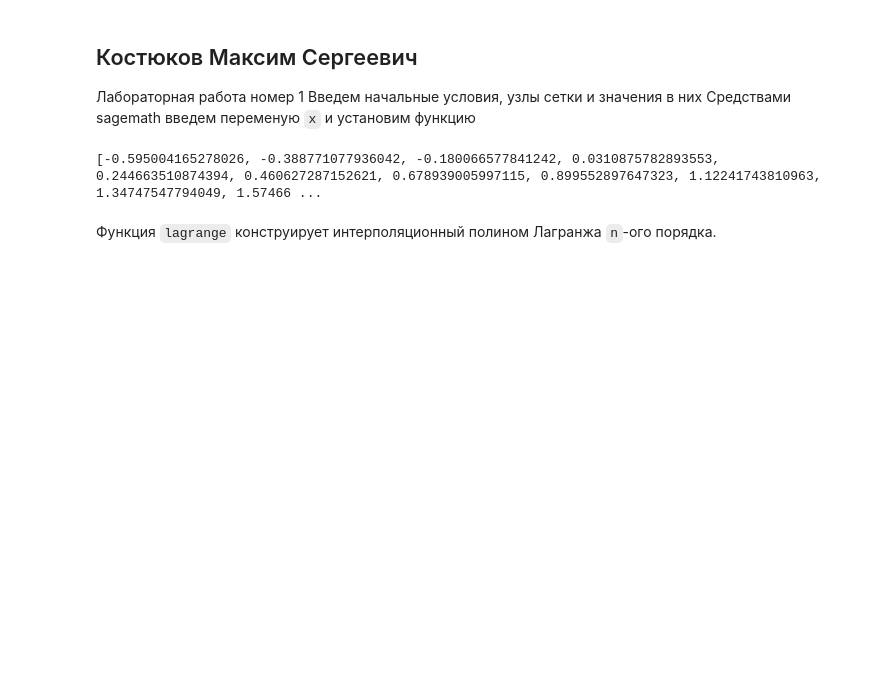
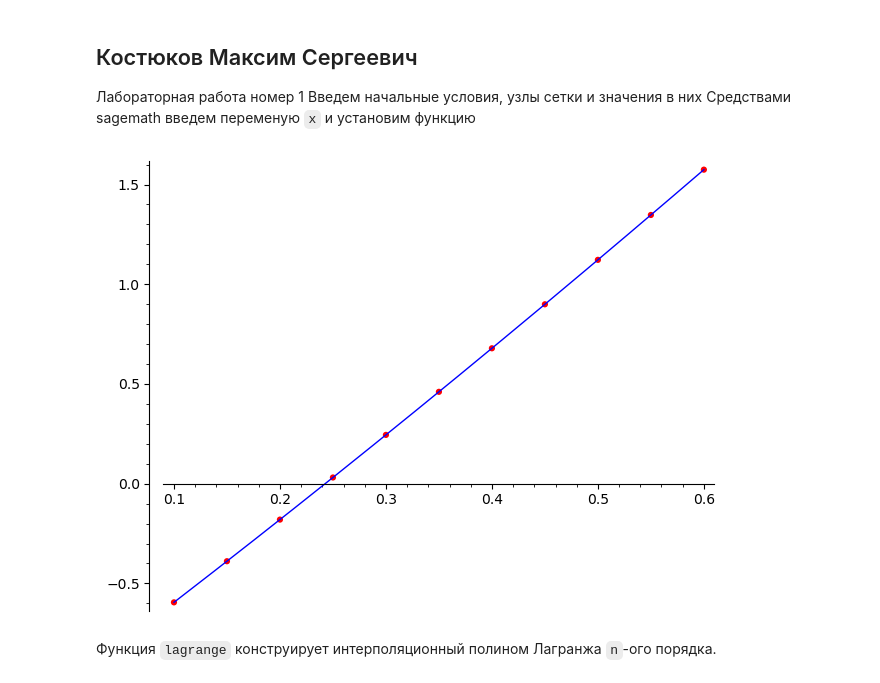
Before and after one commit to MrFox131/Computation-Mathematics-labs, a Jupyter notebook: 1_lab.ipynb, the cells around one changed output. Drawn from its saved outputs; the diff is of its cells as text; code cells hidden in the pictures; blank space fills up the shorter version.

```diff
--- a/1_lab.ipynb
+++ b/1_lab.ipynb
@@ -6,19 +6,21 @@
 # %%
 target_x = 0.37
 left_border = 0.1
 right_border = 0.6
 steps_count = 10
 step = (right_border - left_border)/steps_count
 x_axis = [left_border + i * step for i in range(steps_count + 1)]
 
 
 x = var('x')
 y = 4*x-cos(x)
 
 values = [y(x=i) for i in x_axis]
-print(values)
+p = y.plot(xmin=left_border, xmax=right_border)
+p += point(zip(x_axis, values), color='red', pointsize=20)
+p.show()
 # %% [output]
-[-0.595004165278026, -0.388771077936042, -0.180066577841242, 0.0310875782893553, 0.244663510874394, 0.460627287152621, 0.678939005997115, 0.899552897647323, 1.12241743810963, 1.34747547794049, 1.57466 ...
+[figure, added]
 # %% [markdown]
 Функция `lagrange` конструирует интерполяционный полином Лагранжа `n`-ого порядка.
 # %%
```
Also changed, not shown: parts of 2 cells of this notebook.
